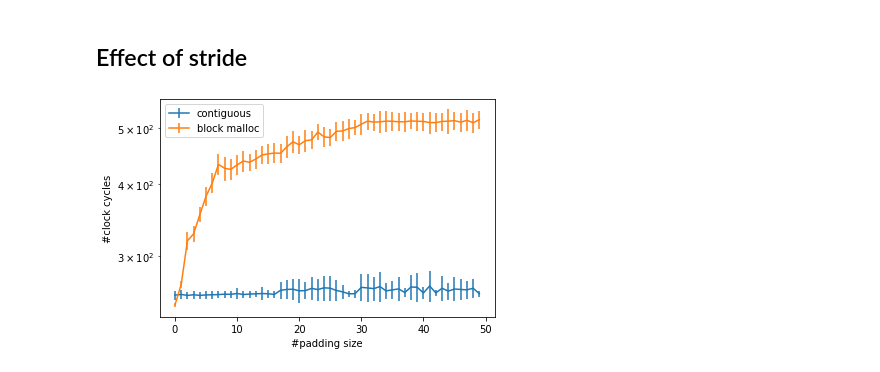
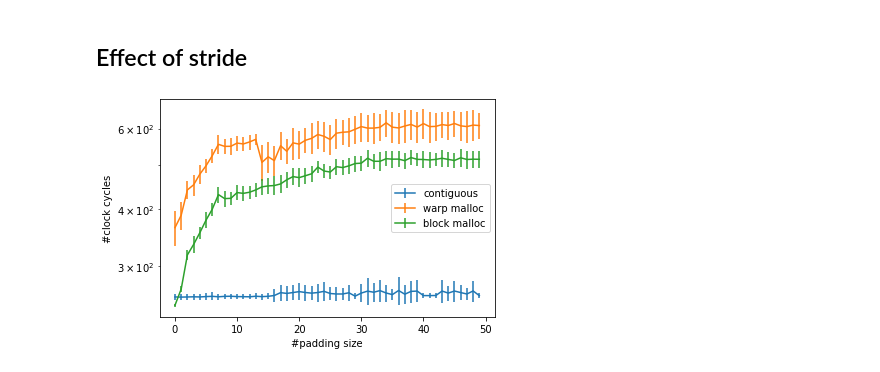
Before and after one commit to maerhart/dphpc-project, a Jupyter notebook: strided_benchmarks/plot_strided_benchmarks.ipynb, the cells around one changed output. Drawn from its saved outputs; the diff is of its cells as text; code cells hidden in the pictures.

```diff
--- a/strided_benchmarks/plot_strided_benchmarks.ipynb
+++ b/strided_benchmarks/plot_strided_benchmarks.ipynb
@@ -29,8 +29,8 @@ plt.show()
 # %% [markdown]
 # Make plots
 # %%
-def get_mean_std(n_blocks, n_threads_per_block, n_floats, n_padding, n_runs=100, n_warmup=10):
-    cmd_res = subprocess.run(["./a.out", *[str(x) for x in [n_blocks, n_threads_per_block, n_runs, n_warmup, n_padding, n_floats]]], capture_output=True, text=True)
+def get_mean_std(n_blocks, n_threads_per_block, n_floats, n_padding, n_runs=100, n_warmup=10, cache_warmup=1):
+    cmd_res = subprocess.run(["./a.out", *[str(x) for x in [n_blocks, n_threads_per_block, n_runs, n_warmup, n_padding, n_floats, cache_warmup]]], capture_output=True, text=True)
     cmd_res.check_returncode()
     measurements = [np.fromstring(x, sep=" ") for x in cmd_res.stdout.split("\n")[:4]]
     res = []
@@ -76,25 +77,27 @@ len(list(zip(*results)))
 # %%
 results = []
 padding = list(range(50))
 
 n_blocks = 2
 n_threads_per_block = 1024
 n_floats = 1
 
 for n_padding in tqdm(padding):
     results.append(get_mean_std(n_blocks=n_blocks, n_threads_per_block=n_threads_per_block, n_floats=n_floats, n_padding=n_padding))
 
 
-means_contig, stds_contig, means_block_malloc, stds_block_malloc, means_all_malloc, stds_all_malloc = zip(*results)
+means_contig, stds_contig, means_warp_malloc, stds_warp_malloc, means_block_malloc, stds_block_malloc, means_all_malloc, stds_all_malloc = zip(*results)
+
 
 plt.errorbar(padding, means_contig, stds_contig, label="contiguous")
+plt.errorbar(padding, means_warp_malloc, stds_warp_malloc, label="warp malloc")
 plt.errorbar(padding, means_block_malloc, stds_block_malloc, label="block malloc")
 
 plt.legend()
 
 plt.yscale("log")
 plt.xlabel("#padding size")
 plt.ylabel("#clock cycles")
 plt.show()
 # %% [output]
-[figure, old version]
+[figure, new version]
```
Also changed, not shown: parts of 1 cell of this notebook, 1 other file.
